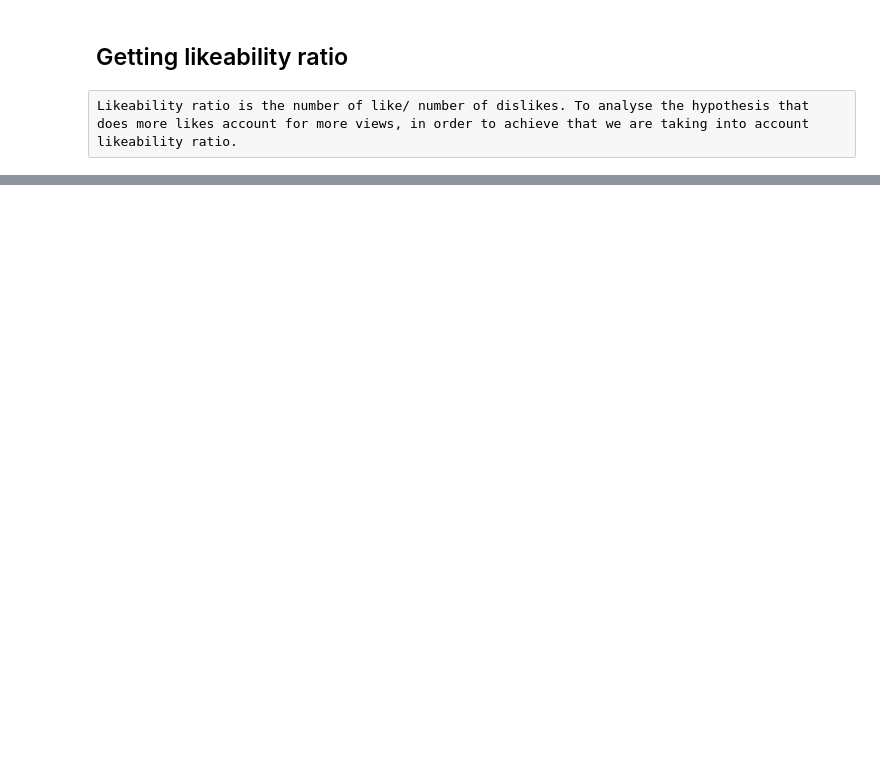
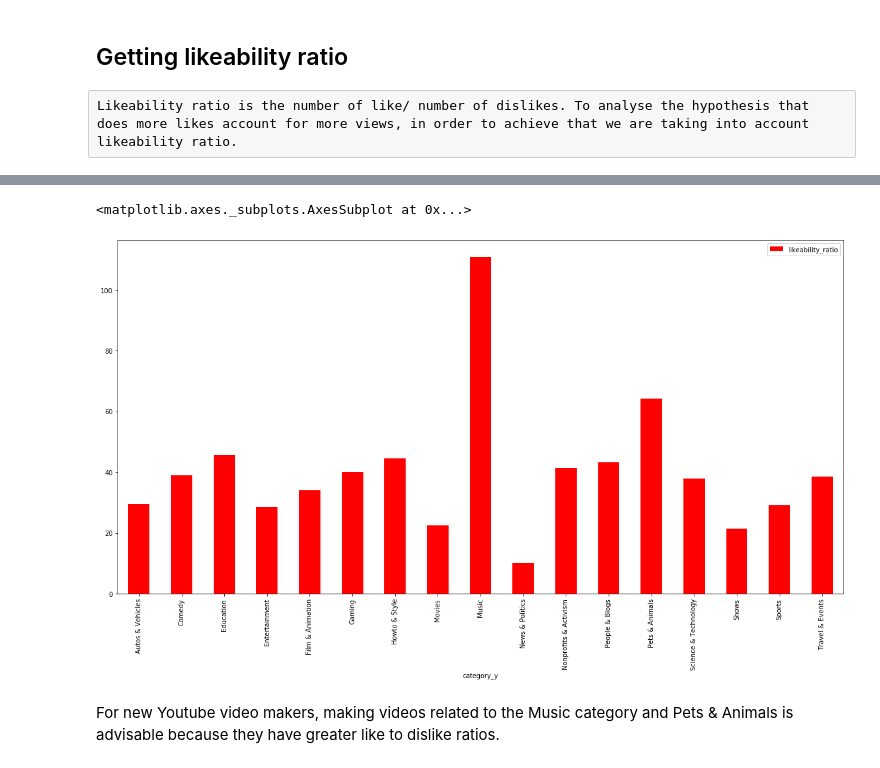
Before and after one commit to dakshayh/Analysis-of-Youtube-trending-data, a Jupyter notebook: Preprocessing/Project Update.ipynb, the cells around one changed output, grey strips where cells are left out. Cells and saved outputs as stored; diff of their text form; code cells hidden in the pictures; blank space fills up the shorter version.

```diff
--- a/Preprocessing/Project Update.ipynb
+++ b/Preprocessing/Project Update.ipynb
@@ -651,0 +682,4 @@ df[df.channel_title=='9-1-1 on FOX']
+# %%
+#Likeability ratios of videos belonging to all categories on average
+df_cat_mean=df.groupby('category_y',as_index=False)['likeability_ratio'].mean()
+df_cat_mean.sort_values('likeability_ratio',ascending=False).head()
@@ -651,0 +693,7 @@ df[df.channel_title=='9-1-1 on FOX']
+# %%
+df_cat_mean.plot.bar('category_y','likeability_ratio',log=False,color='red',figsize=(20,10))
+# %% [output]
+<matplotlib.axes._subplots.AxesSubplot at 0x...>
+[figure, added]
+# %% [markdown]
+For new Youtube video makers, making videos related to the Music category and Pets & Animals is advisable because they have greater like to dislike ratios.
```
Also changed, not shown: parts of 23 cells of this notebook.
